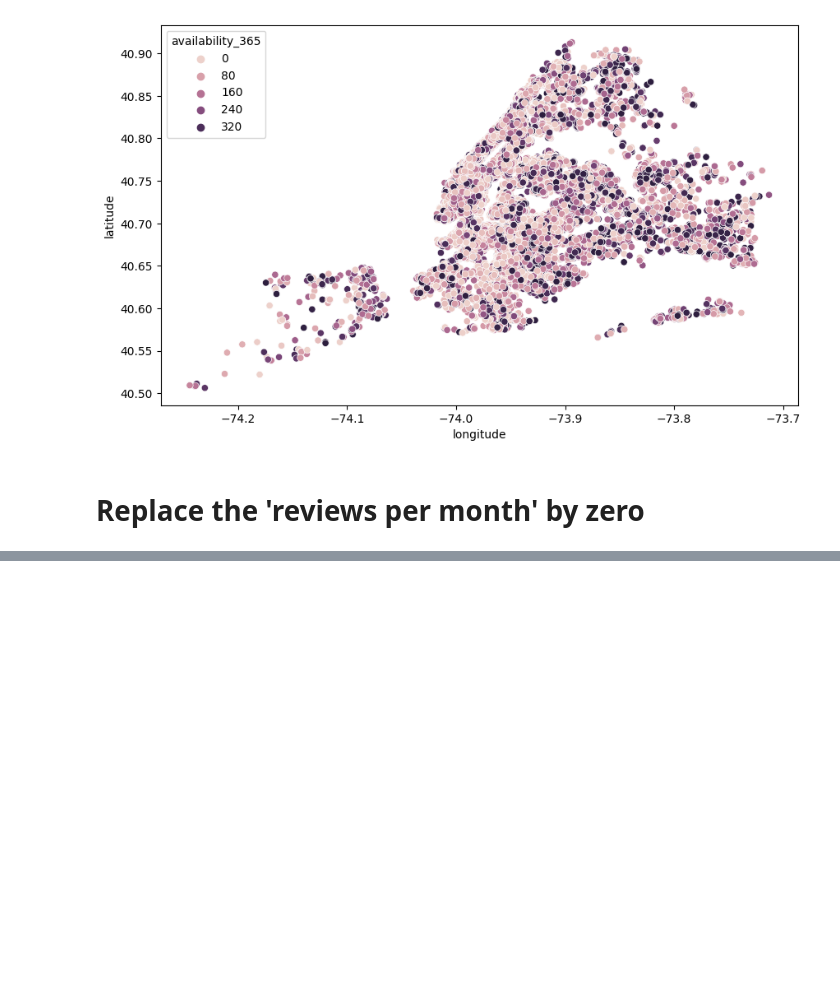
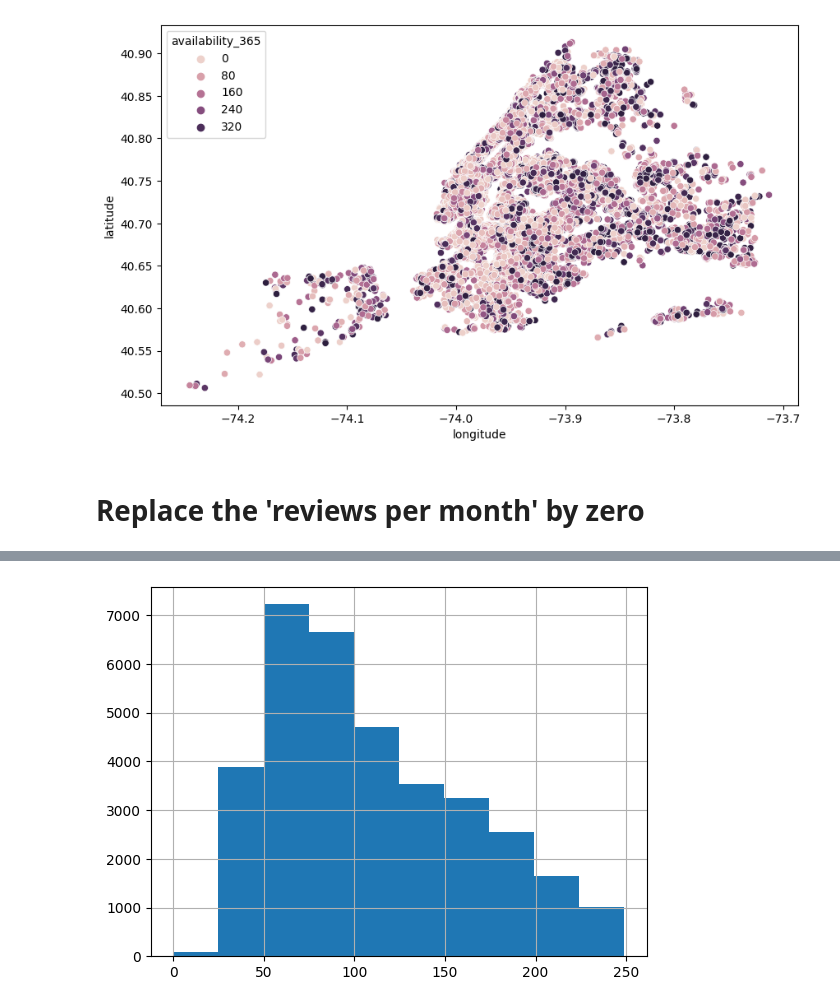
Before and after one commit to Suesue098/Basic, a Jupyter notebook: New York AirBnb open data.ipynb, the cells around one changed output, grey strips where cells are left out. Saved outputs shown, nothing was run; the diff lists cells and outputs as text; code cells hidden in the pictures; blank space fills up the shorter version.

```diff
--- a/New York AirBnb open data.ipynb
+++ b/New York AirBnb open data.ipynb
@@ -197,0 +262,9 @@ plt.show()
+# %%
+# Removing listings with price > 1000 (treating them as outliers)
+df = df1[df1['price'] < 1000]
+# %%
+# Histogram of prices less than $250 after removing outliers
+hist_price2 = df['price'][df['price'] <250].hist()
+plt.show()
+# %% [output]
+[figure, added]
```
Also changed, not shown: parts of 14 cells of this notebook.
